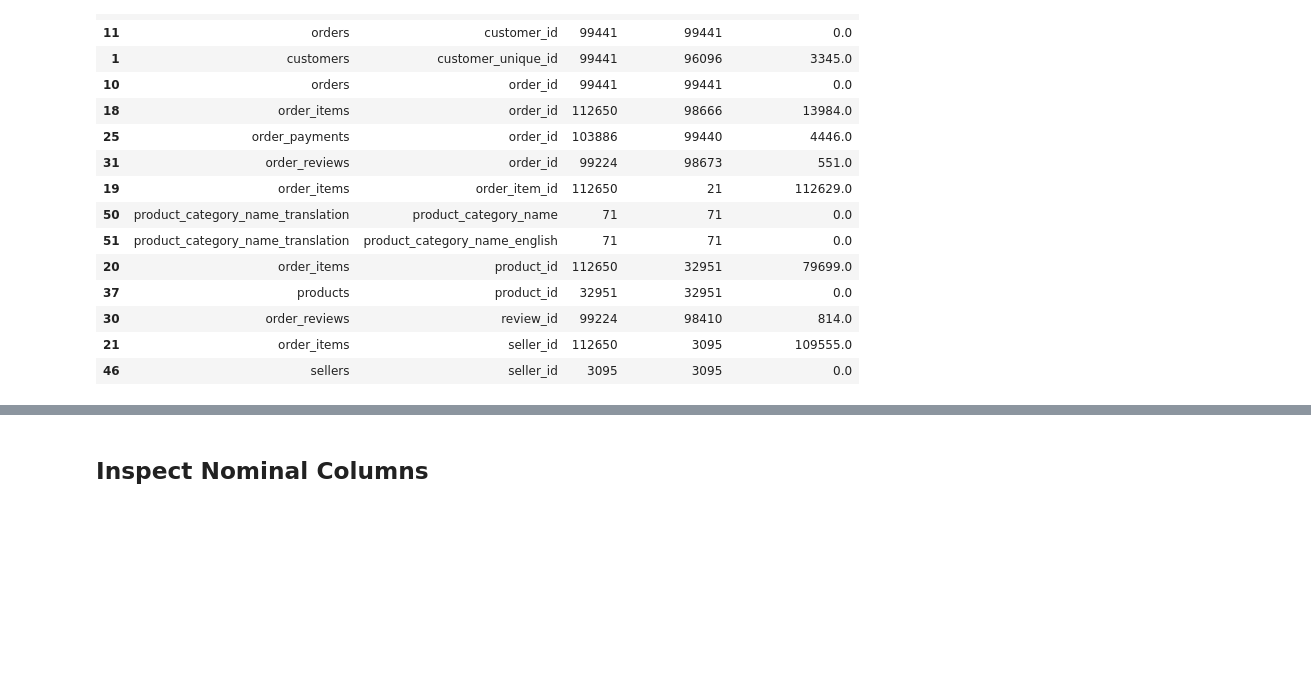
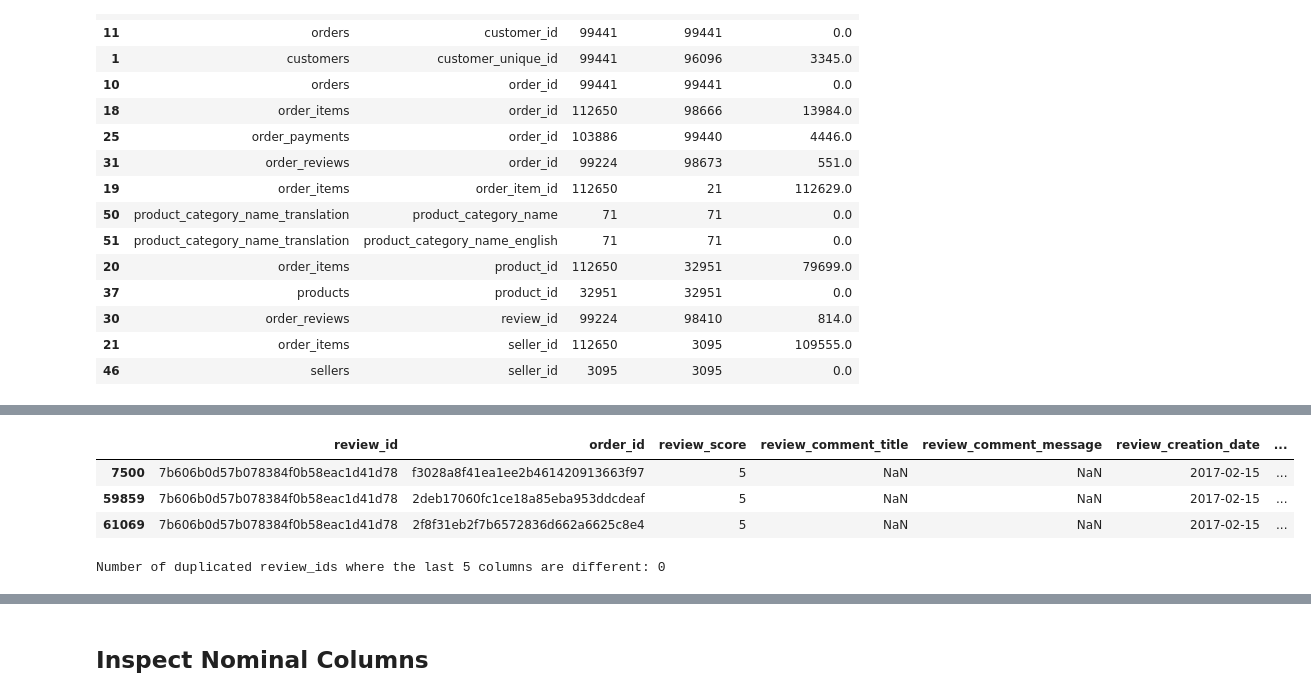
Before and after one commit to vmichael89/cf-brazilian-ecommerce-olist, a Jupyter notebook: notebooks/cleaning_exploration.ipynb, the cells around one changed output, grey strips where cells are left out. Cells and saved outputs as stored; diff of their text form; code cells hidden in the pictures; blank space fills up the shorter version.

```diff
--- a/notebooks/cleaning_exploration.ipynb
+++ b/notebooks/cleaning_exploration.ipynb
@@ -315,0 +470,3 @@ issue_tracker.new_issue(
+# %%
+counts = db["order_reviews"]["review_id"].value_counts()
+counts[counts > 1]
@@ -315,0 +489,7 @@ issue_tracker.new_issue(
+# %%
+db["order_reviews"][db["order_reviews"]["review_id"]==counts.index[0]]
+# %% [output]
+|  | review_id | order_id | review_score | review_comment_title | review_comment_message | review_creation_date | ... |
+| 7500 | 7b606b0d57b078384f0b58eac1d41d78 | f3028a8f41ea1ee2b461420913663f97 | 5 | NaN | NaN | 2017-02-15 | ... |
+| 59859 | 7b606b0d57b078384f0b58eac1d41d78 | 2deb17060fc1ce18a85eba953ddcdeaf | 5 | NaN | NaN | 2017-02-15 | ... |
+| 61069 | 7b606b0d57b078384f0b58eac1d41d78 | 2f8f31eb2f7b6572836d662a6625c8e4 | 5 | NaN | NaN | 2017-02-15 | ... |
@@ -315,0 +498,13 @@ issue_tracker.new_issue(
+# %%
+def has_duplicate_rows(group):
+    distinct_rows = group.drop_duplicates(subset=group.columns[-5:])
+    return len(distinct_rows) > 1
+
+repeated_review_ids = counts[counts > 1]
+filtered_reviews = db["order_reviews"][db["order_reviews"]["review_id"].isin(repeated_review_ids.index)]
+duplicate_check_per_review = filtered_reviews.groupby("review_id").apply(has_duplicate_rows)
+review_ids_with_duplicates = duplicate_check_per_review[duplicate_check_per_review].index.tolist()
+
+print(f"Number of duplicated review_ids where the last 5 columns are different: {len(review_ids_with_duplicates)}")
+# %% [output]
+Number of duplicated review_ids where the last 5 columns are different: 0
```
Also changed, not shown: parts of 36 cells of this notebook.
